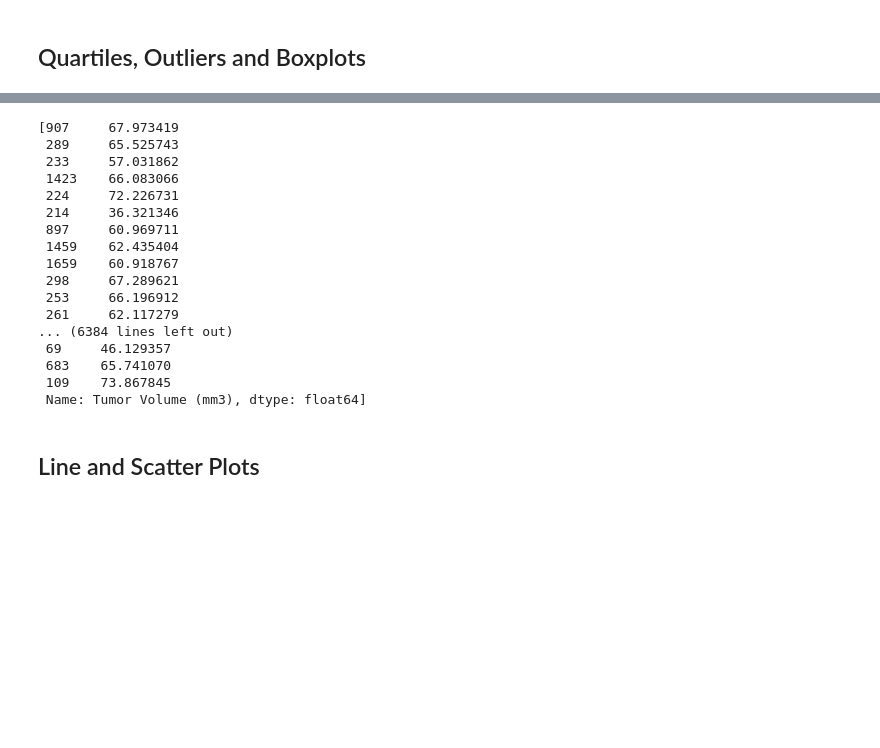
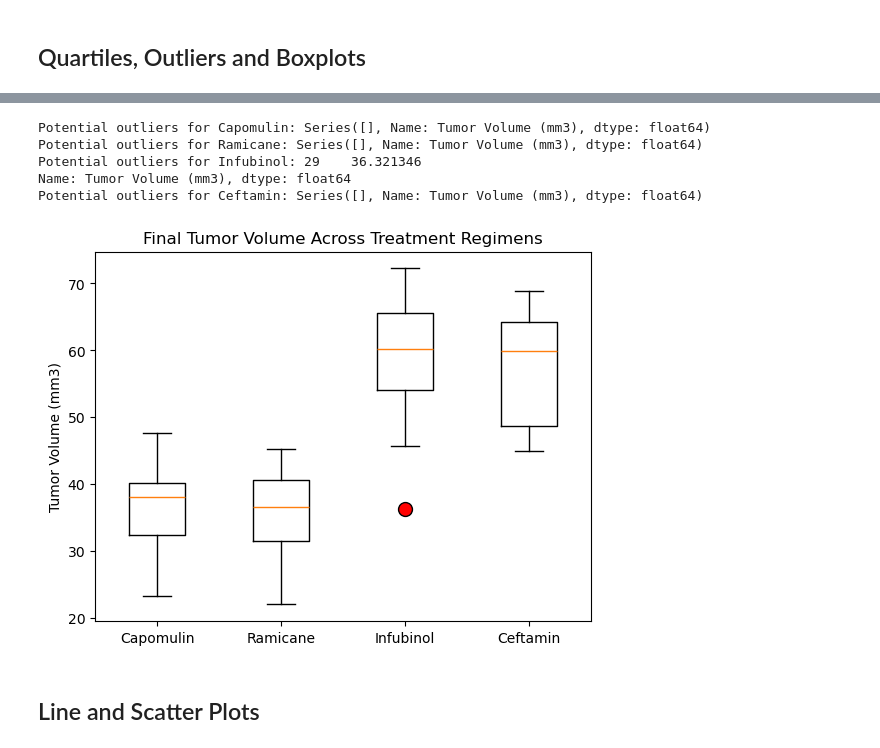
Before and after one commit to esbradshaw2/Pymaceuticals, a Jupyter notebook: pymaceuticals.ipynb, the cells around one changed output, grey strips where cells are left out. Saved outputs shown, nothing was run; the diff lists cells and outputs as text; code cells hidden in the pictures; blank space fills up the shorter version.

Commit message:
figured out quartiles, outliers, and boxplots

```diff
--- a/pymaceuticals.ipynb
+++ b/pymaceuticals.ipynb
@@ -175,42 +169,38 @@ print(mouse_maxtimepoint_df)
-# %%
-# Put treatments into a list for for loop (and later for plot labels)
-treatment_names = mouse_maxtimepoint_df['Drug Regimen']
-
-# Create empty list to fill with tumor vol data (for plotting)
-tumor_vol_data = []
-
-# Calculate the IQR and quantitatively determine if there are any potential outliers.
-
-# Locate the rows which contain mice on each drug and get the tumor volumes
-for drug in treatment_names:
-    drug_data = mouse_maxtimepoint_df.loc[mouse_maxtimepoint_df['Drug Regimen'] == drug]
-
-    tumor_volume = drug_data['Tumor Volume (mm3)']
-
-    tumor_vol_data.append(tumor_volume)
-
-tumor_vol_data
-    # Determine outliers using upper and lower bounds
-# %% [output]
-[907     67.973419
- 289     65.525743
- 233     57.031862
- 1423    66.083066
- 224     72.226731
- 214     36.321346
- 897     60.969711
- 1459    62.435404
- 1659    60.918767
- 298     67.289621
- 253     66.196912
- 261     62.117279
-... (6384 lines left out)
- 69     46.129357
- 683    65.741070
- 109    73.867845
- Name: Tumor Volume (mm3), dtype: float64]
+# %%
+# Put treatments into a list for for loop (and later for plot labels)
+
+# Create a list to hold the treatment names and tumor volume data
+treatment_names = ['Capomulin', 'Ramicane', 'Infubinol', 'Ceftamin']
+tumor_volumes = []
+
+# Loop through each drug in the treatment list and append the final tumor volumes to the list
+for drug in treatment_names:
+    tumor_volumes.append(merged_df.loc[merged_df['Drug Regimen_y'] == drug]['Tumor Volume (mm3)'])
+
+# Calculate quartiles and IQR for each treatment and quantitatively determine if there are any potential outliers.
+for idx, volumes in enumerate(tumor_volumes):
+    quartiles = volumes.quantile([0.25, 0.5, 0.75])
+    lowerq = quartiles[0.25]
+    upperq = quartiles[0.75]
+    iqr = upperq - lowerq
+    lower_bound = lowerq - (1.5 * iqr)
+    upper_bound = upperq + (1.5 * iqr)
+    outliers = volumes.loc[(volumes < lower_bound) | (volumes > upper_bound)]
+    print(f"Potential outliers for {treatment_names[idx]}: {outliers}")
+# %% [output]
+Potential outliers for Capomulin: Series([], Name: Tumor Volume (mm3), dtype: float64)
+Potential outliers for Ramicane: Series([], Name: Tumor Volume (mm3), dtype: float64)
+Potential outliers for Infubinol: 29    36.321346
+Name: Tumor Volume (mm3), dtype: float64
+Potential outliers for Ceftamin: Series([], Name: Tumor Volume (mm3), dtype: float64)
 # %%
 # Generate a box plot that shows the distrubution of the tumor volume for each treatment group.
+plt.boxplot(tumor_volumes, labels=treatment_names, flierprops=dict(marker='o', markerfacecolor='red', markersize=10))
+plt.title('Final Tumor Volume Across Treatment Regimens')
+plt.ylabel('Tumor Volume (mm3)')
+plt.show()
+# %% [output]
+[figure, added]
 # %% [markdown]
 ## Line and Scatter Plots
 # %%
```
Also changed, not shown: parts of 1 cell of this notebook.
